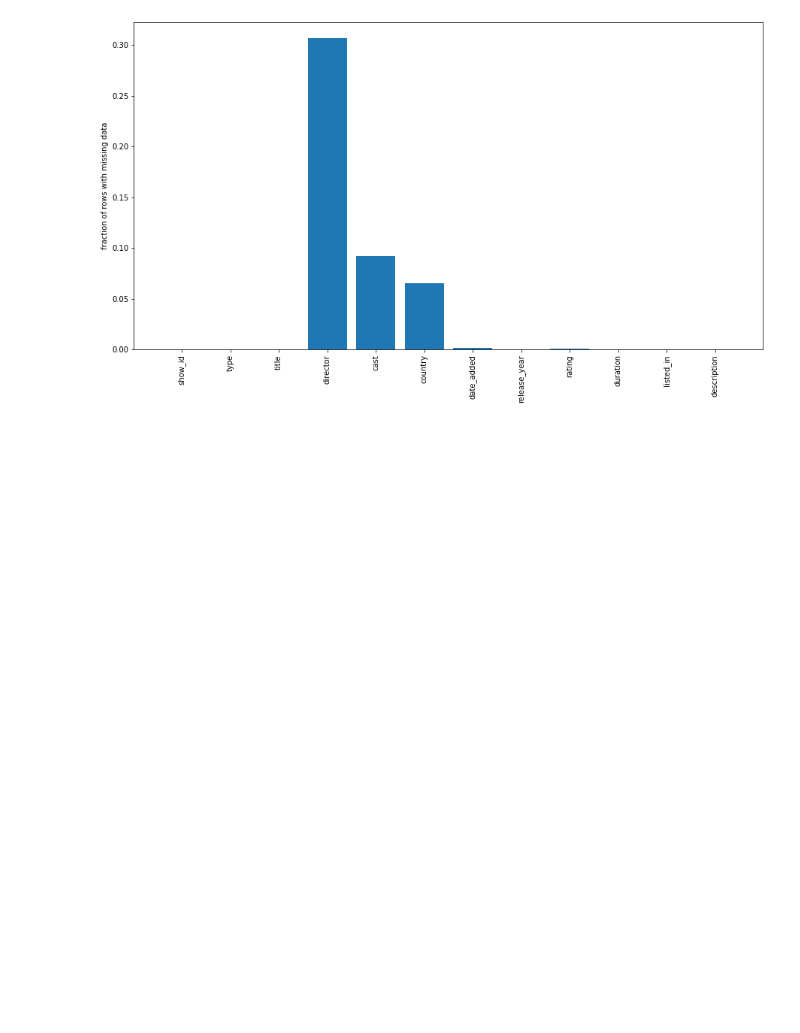
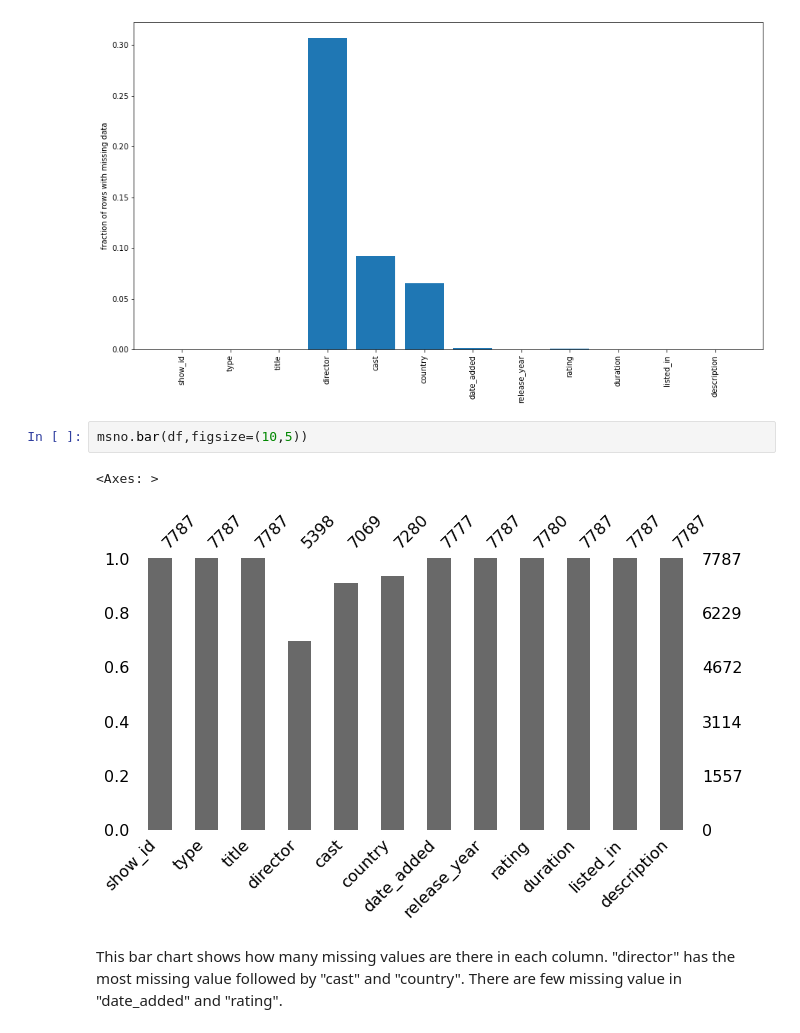
Before and after one commit to jogapritam/Netflix-Movies-And-TV-Shows-Clustering, a Jupyter notebook: Netflix_Movies_and_TV_Shows_Clustering.ipynb, the cells around one changed output. Saved outputs shown, nothing was run; the diff lists cells and outputs as text; blank space fills up the shorter version.

```diff
--- a/Netflix_Movies_and_TV_Shows_Clustering.ipynb
+++ b/Netflix_Movies_and_TV_Shows_Clustering.ipynb
@@ -190,3 +207,10 @@ plt.bar(np.arange(len(null_counts)),null_counts)
 # %% [output]
 <BarContainer object of 12 artists>
 [figure]
+# %%
+msno.bar(df,figsize=(10,5))
+# %% [output]
+<Axes: >
+[figure, added]
+# %% [markdown]
+This bar chart shows how many missing values are there in each column. "director" has the most missing value followed by "cast" and "country". There are few missing value in "date_added" and "rating".
```
Also changed, not shown: parts of 1 cell of this notebook.
